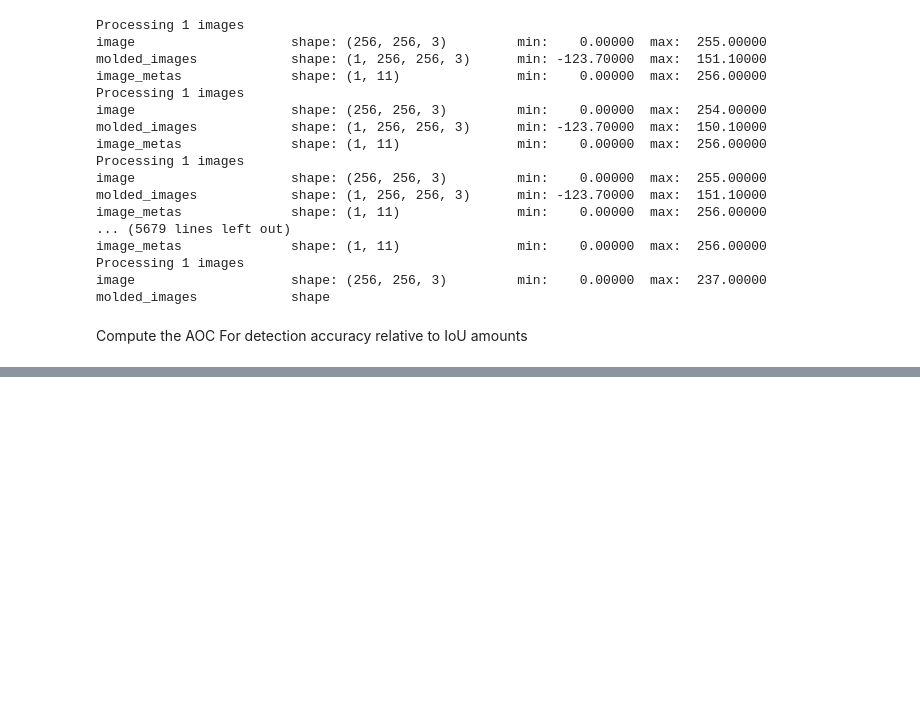
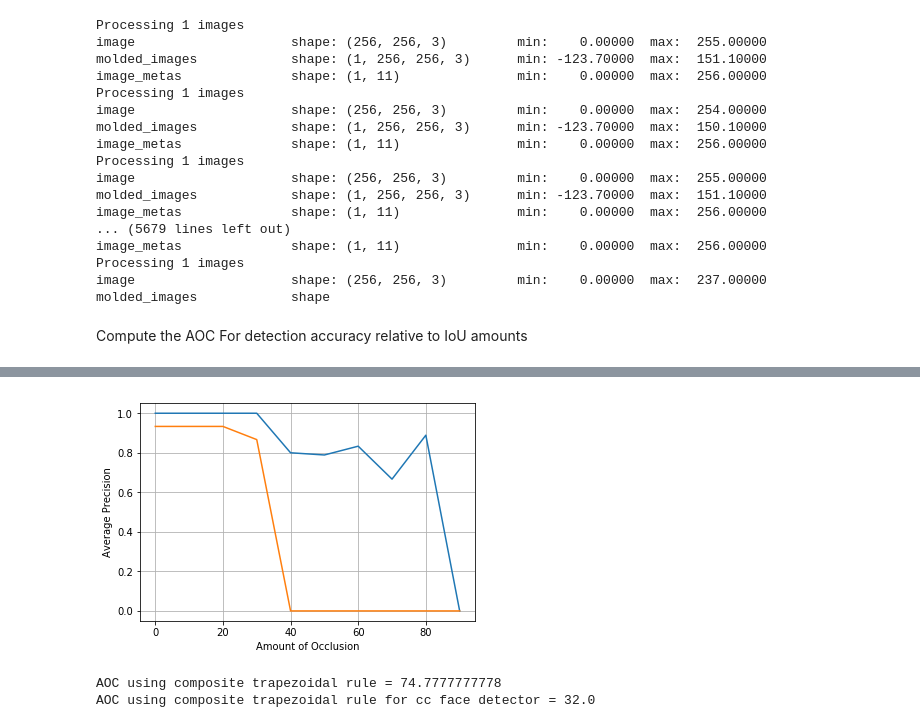
Before and after one commit to bkneis/Mask_RCNN, a Jupyter notebook: train_faces.ipynb, the cells around one changed output, grey strips where cells are left out. Cells and saved outputs as stored; diff of their text form; code cells hidden in the pictures; blank space fills up the shorter version.

Commit message:
Iterate over different validation sets with varying occlusions amounts

```diff
--- a/train_faces.ipynb
+++ b/train_faces.ipynb
@@ -246,7 +246,7 @@ val_datasets = []
 radius = 0
 increment = 10
 
-for i in range(15):
+for i in range(10):
     ds = FacesDataset(get_image_paths(LFW_BASE, LFW_PARTS_BASE), radius)
     ds.load_faces(501, 551, config.IMAGE_SHAPE[0], config.IMAGE_SHAPE[1])
     ds.prepare()
@@ -511,9 +511,9 @@ face_cascade = cv2.CascadeClassifier('assets/haarcascade_frontalface_default.xml
 
 ccAPs = []
 
-def compute_cc_ap(image_id, threshold):
-    mask, class_ids = dataset_val.load_mask(image_id)
-    img = dataset_val.load_image(image_id)
+def compute_cc_ap(dataset, image_id, threshold):
+    mask, class_ids = dataset.load_mask(image_id)
+    img = dataset.load_image(image_id)
 
     gray = cv2.cvtColor(img, cv2.COLOR_BGR2GRAY)
     faces = face_cascade.detectMultiScale(gray, 1.1, 5)
@@ -545,8 +545,10 @@ def compute_cc_ap(image_id, threshold):
             elif mask[r][c] == 0 and found is True:
                 # If found in face detector and not ground truth (background)
                 union += 1
-
-    return 1 if (intersection / union) > threshold else 0
+    if union > 0:
+        return 1 if (intersection / union) > threshold else 0
+    else:
+        return 0
 # %%
 from datetime import datetime
 
@@ -558,7 +560,7 @@ all_ccAPs = []
 for dataset in val_datasets:
     APs = []
     ccAPs = []
-    for image_id in dataset.image_ids:
+    for image_id in dataset.image_ids[:15]:
 
         # Load image and ground truth data
         image, image_meta, gt_class_id, gt_bbox, gt_mask =\
@@ -575,7 +577,7 @@ for dataset in val_datasets:
             utils.compute_ap(gt_bbox, gt_class_id, r["rois"], r["class_ids"], r["scores"], threshold)
 
         # Compute AP for cc detector
-        ccAP = compute_cc_ap(image_id, 0.5)
+        ccAP = compute_cc_ap(dataset, image_id, 0.5)
 
         # Append to average counter for IoU threshold
         APs.append(AP)
@@ -586,24 +588,24 @@ for dataset in val_datasets:
     all_APs.append(np.mean(APs))
     all_ccAPs.append(np.mean(ccAPs))
 
-# %matplotlib inline
-# import matplotlib.pyplot as plt
-# plt.plot(list(map(lambda iou: iou[0], IoUs)), list(map(lambda iou: np.mean(iou[1]), IoUs)))
-# plt.plot(list(map(lambda iou: iou[0], ccIoUs)), list(map(lambda iou: np.mean(iou[1]), ccIoUs)))
-# plt.ylabel('Average Precision')
-# plt.xlabel('IoU Threshold')
-# plt.axis([0, 1, 0, 1])
-# plt.xticks([0, 0.1, 0.2, 0.3, 0.4, 0.5, 0.6, 0.7, 0.8, 0.9, 1])
-# plt.yticks([0, 0.1, 0.2, 0.3, 0.4, 0.5, 0.6, 0.7, 0.8, 0.9, 1])
-# plt.grid(True)
-# plt.savefig(os.path.join(MODEL_DIR, "results_%s.png" % datetime.now()))
-# plt.show()
+%matplotlib inline
+import matplotlib.pyplot as plt
+plt.plot(range(0, 100, 10), all_APs)
+plt.plot(range(0, 100, 10), all_ccAPs)
+plt.ylabel('Average Precision')
+plt.xlabel('Amount of Occlusion')
+plt.axis([0, 90, 0, 1])
+plt.xticks(range(0, 1.1, 0.1))
+plt.yticks(range(0, 100, 10))
+plt.grid(True)
+plt.savefig(os.path.join(MODEL_DIR, "results_%s.png" % datetime.now()))
+plt.show()
 
-# import numpy as np
-# from numpy import trapz
+import numpy as np
+from numpy import trapz
 
-# # The y values.  A numpy array is used here,
-# # but a python list could also be used.
+# The y values.  A numpy array is used here,
+# but a python list could also be used.
 # y = np.array(list(map(lambda iou: np.mean(iou[1]), IoUs)))
 # ccY = np.array(list(map(lambda iou: np.mean(iou[1]), ccIoUs)))
 
@@ -614,10 +616,11 @@ for dataset in val_datasets:
 # print('Max IoU threshold = ', maxIoU)
 # print('Max IoU threshold for cc face detector = ', ccMaxIoU)
 
-# # Compute the area using the composite trapezoidal rule.
-# area = trapz(y, dx=step_size)
-# print("AOC using composite trapezoidal rule =", area)
+# Compute the area using the composite trapezoidal rule.
+area = trapz(all_APs, dx=10)
+print("AOC using composite trapezoidal rule =", area)
 
-# # Compute the area using the composite trapezoidal rule.
-# area = trapz(ccY, dx=step_size)
-# print("AOC using composite trapezoidal rule for cc face detector =", area)
+# Compute the area using the composite trapezoidal rule.
+area = trapz(all_ccAPs, dx=10)
+print("AOC using composite trapezoidal rule for cc face detector =", area)
+# %% [output]
@@ -623,0 +647,3 @@ for dataset in val_datasets:
+[figure, added]
+AOC using composite trapezoidal rule = 74.7777777778
+AOC using composite trapezoidal rule for cc face detector = 32.0
```
Also changed, not shown: parts of 1 cell of this notebook.
